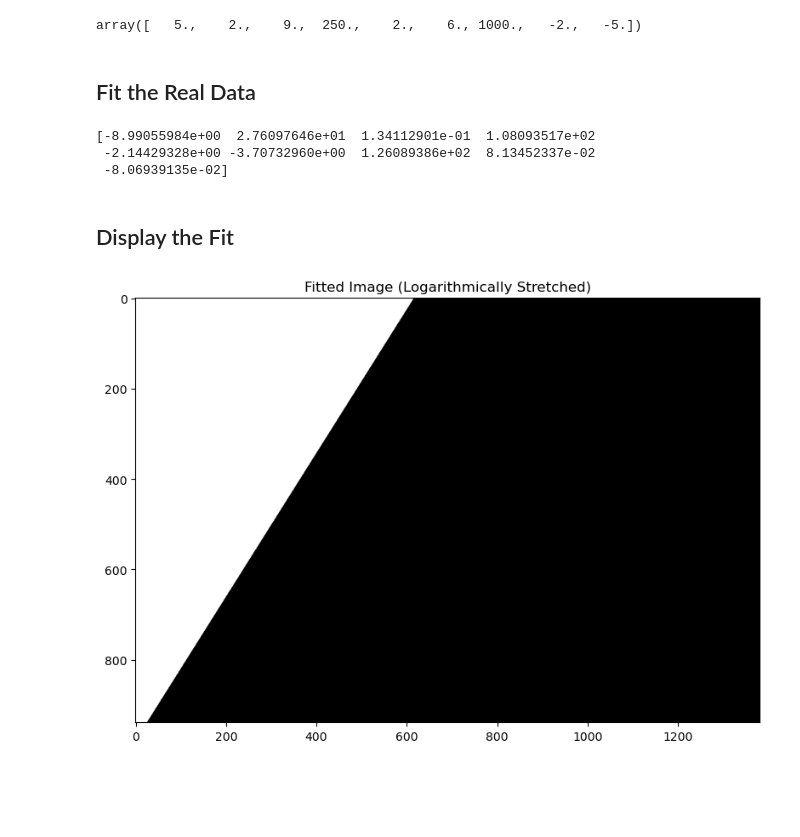
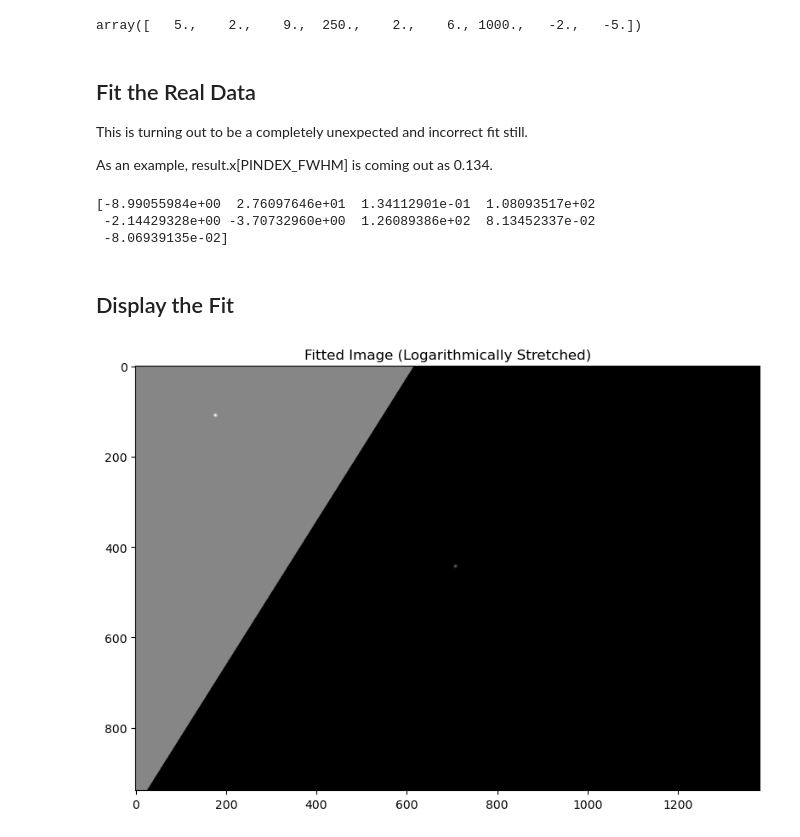
Before and after one commit to brianhill/supernova-observation, a Jupyter notebook: analyses/ZTF24aahgqwk/ZTF24aahgqwk-light_curve.ipynb, the cells around one changed output. Cells and saved outputs as stored; diff of their text form; code cells hidden in the pictures; blank space fills up the shorter version.

Commit message:
Display of fitted image is working, but fit is crapola.

```diff
--- a/analyses/ZTF24aahgqwk/ZTF24aahgqwk-light_curve.ipynb
+++ b/analyses/ZTF24aahgqwk/ZTF24aahgqwk-light_curve.ipynb
@@ -366,6 +366,10 @@ TEST_RESULT.x
 array([   5.,    2.,    9.,  250.,    2.,    6., 1000.,   -2.,   -5.])
 # %% [markdown]
 ## Fit the Real Data
+
+This is turning out to be a completely unexpected and incorrect fit still.
+
+As an example, result.x\[PINDEX_FWHM\] is coming out as 0.134.
 # %%
 initial_guess_for_target_background = 0.0
 initial_guess_for_general_background = 0.0
@@ -391,36 +395,43 @@ print(result.x)
 [-8.99055984e+00  2.76097646e+01  1.34112901e-01  1.08093517e+02
  -2.14429328e+00 -3.70732960e+00  1.26089386e+02  8.13452337e-02
  -8.06939135e-02]
-# %% [markdown]
-## Display the Fit
-# %%
-FITTED_IMAGE_DATA = np.zeros((IMAGE_HEIGHT, IMAGE_WIDTH))  # height goes before width in the array shape
-
-for j in range(IMAGE_HEIGHT):
-        for i in range(IMAGE_WIDTH):
-            # which are we closer to?
-            distance_to_target_squared = (i - CENTERS[0].x)**2 + (j - CENTERS[0].y)**2
-            distance_to_reference_squared = (i - CENTERS[1].x)**2 + (j - CENTERS[1].y)**2
-            closer_to_target = distance_to_target_squared <= distance_to_reference_squared
-            total_background = result.x[PINDEX_TARGET_BACKGROUND] + result.x[PINDEX_GENERAL_BACKGROUND] \
-            if closer_to_target \
-            else result.x[PINDEX_GENERAL_BACKGROUND]
-            FITTED_IMAGE_DATA[j, i] += total_background
-#                 TEST_TARGET_GAUSSIAN(i - TEST_CENTERS_WITH_OFFSETS[0].x,
-#                                      j - TEST_CENTERS_WITH_OFFSETS[0].y) + \
-#                 TEST_REFERENCE_GAUSSIAN(i - TEST_CENTERS_WITH_OFFSETS[1].x,
-#                                         j - TEST_CENTERS_WITH_OFFSETS[1].y)
-
-stretched_fitted_image = stretch_transform(FITTED_IMAGE_DATA)
-
-# Display the image
-
-fig, axes = plt.subplots(1, 1, figsize=(8, 8))
-
-axes.imshow(stretched_fitted_image, cmap='gray')
-axes.set_title("Fitted Image (Logarithmically Stretched)")
-
-plt.tight_layout()
-plt.show()
-# %% [output]
-[figure, removed]
+# %% [markdown]
+## Display the Fit
+# %%
+FITTED_IMAGE_DATA = np.zeros((IMAGE_HEIGHT, IMAGE_WIDTH))  # height goes before width in the array shape
+
+# FITTED_TARGET_GAUSSIAN = make_gaussian_with_flux(result.x[PINDEX_FWHM], result.x[3])
+# FITTED_REFERENCE_GAUSSIAN = make_gaussian_with_flux(result.x[PINDEX_FWHM], result.x[6])
+
+FITTED_TARGET_GAUSSIAN = make_gaussian_with_flux(5, 200)
+FITTED_REFERENCE_GAUSSIAN = make_gaussian_with_flux(5, 400)
+
+
+for j in range(IMAGE_HEIGHT):
+        for i in range(IMAGE_WIDTH):
+            # which are we closer to?
+            distance_to_target_squared = (i - CENTERS[0].x)**2 + (j - CENTERS[0].y)**2
+            distance_to_reference_squared = (i - CENTERS[1].x)**2 + (j - CENTERS[1].y)**2
+            closer_to_target = distance_to_target_squared <= distance_to_reference_squared
+            total_background = result.x[PINDEX_TARGET_BACKGROUND] + result.x[PINDEX_GENERAL_BACKGROUND] \
+            if closer_to_target \
+            else result.x[PINDEX_GENERAL_BACKGROUND]
+            FITTED_IMAGE_DATA[j, i] += total_background + \
+            FITTED_TARGET_GAUSSIAN(i - CENTERS[0].x,
+                                   j - CENTERS[0].y) + \
+            FITTED_REFERENCE_GAUSSIAN(i - CENTERS[1].x,
+                                      j - CENTERS[1].y)
+
+stretched_fitted_image = stretch_transform(FITTED_IMAGE_DATA)
+
+# Display the image
+
+fig, axes = plt.subplots(1, 1, figsize=(8, 8))
+
+axes.imshow(stretched_fitted_image, cmap='gray')
+axes.set_title("Fitted Image (Logarithmically Stretched)")
+
+plt.tight_layout()
+plt.show()
+# %% [output]
+[figure, added]
```
Also changed, not shown: parts of 1 cell of this notebook, 1 other file.
